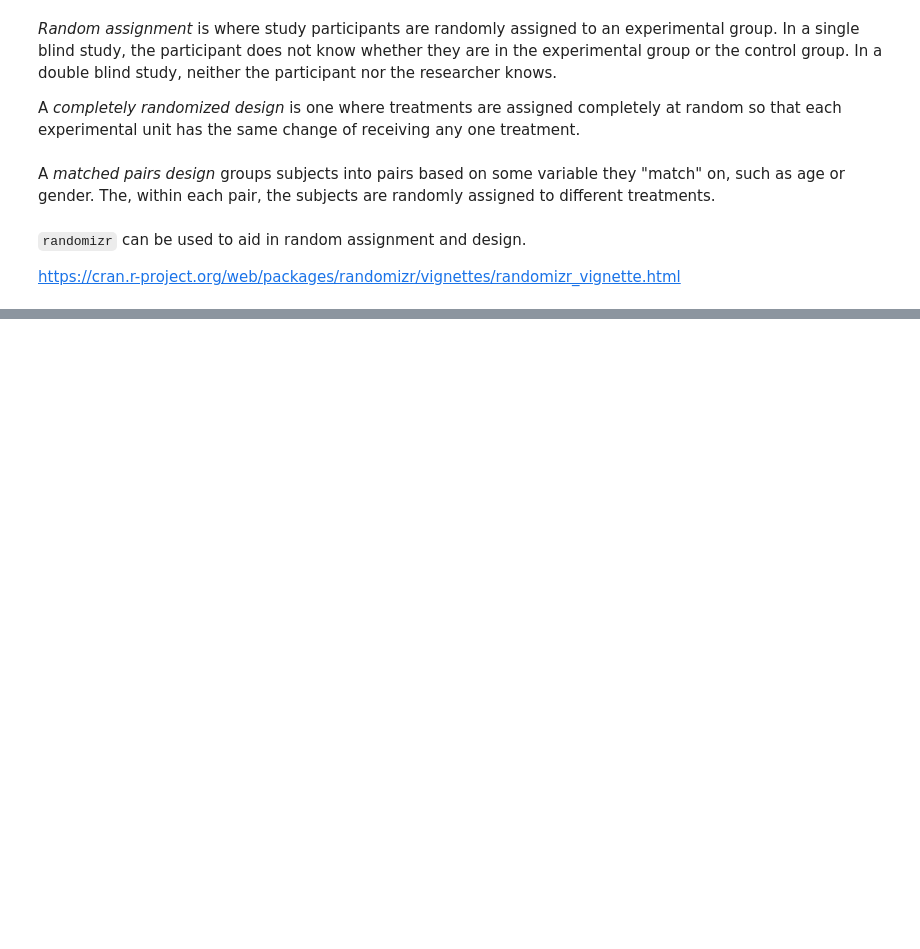
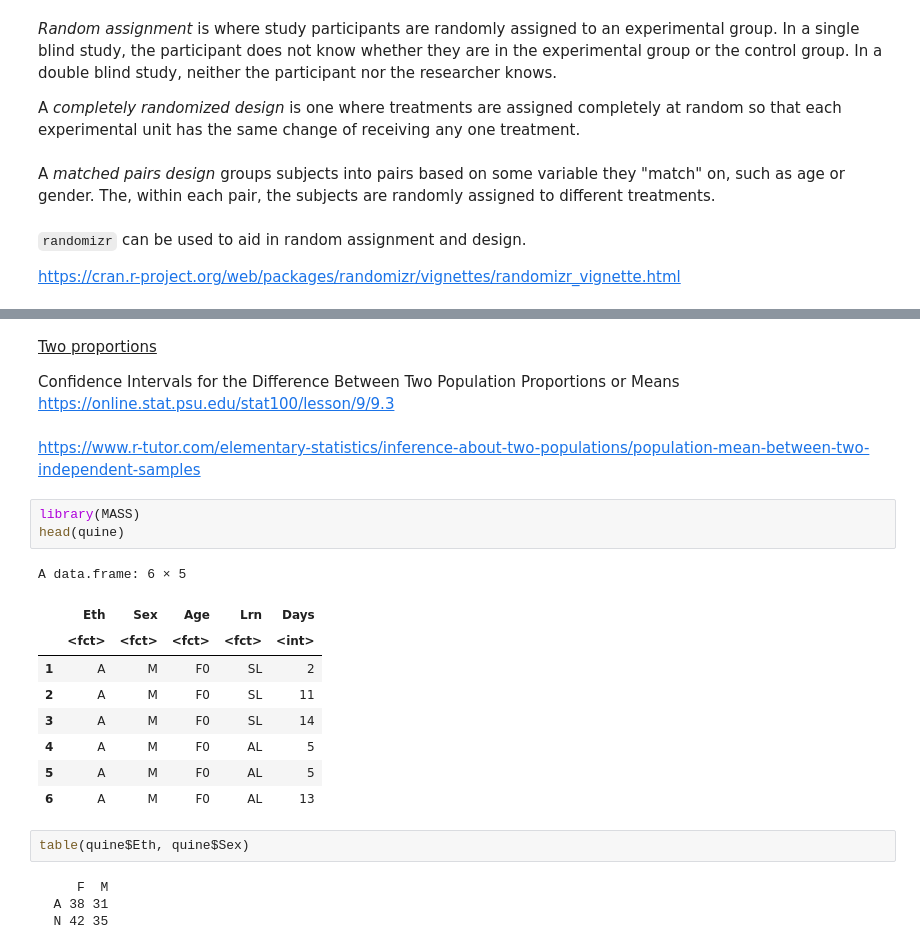
Before and after one commit to JeremyMcCormick/notebooks, a Jupyter notebook: R/StatisticsCompetencies.ipynb, the cells around one changed output, grey strips where cells are left out. Drawn from its saved outputs; the diff is of its cells as text; blank space fills up the shorter version.

Commit message:
Add more inference material

```diff
--- a/R/StatisticsCompetencies.ipynb
+++ b/R/StatisticsCompetencies.ipynb
@@ -853,0 +775,26 @@ Z
+# %% [markdown]
+<u>Two proportions</u>
+
+Confidence Intervals for the Difference Between Two Population Proportions or Means<br/>
+https://online.stat.psu.edu/stat100/lesson/9/9.3
+# %% [markdown]
+https://www.r-tutor.com/elementary-statistics/inference-about-two-populations/population-mean-between-two-independent-samples
+# %%
+library(MASS)
+head(quine)
+# %% [output]
+A data.frame: 6 × 5
+|  | Eth | Sex | Age | Lrn | Days |
+|  | <fct> | <fct> | <fct> | <fct> | <int> |
+| 1 | A | M | F0 | SL | 2 |
+| 2 | A | M | F0 | SL | 11 |
+| 3 | A | M | F0 | SL | 14 |
+| 4 | A | M | F0 | AL | 5 |
+| 5 | A | M | F0 | AL | 5 |
+| 6 | A | M | F0 | AL | 13 |
+# %%
+table(quine$Eth, quine$Sex)
+# %% [output]
+     F  M
+  A 38 31
+  N 42 35
```
Also changed, not shown: parts of 86 cells of this notebook.
